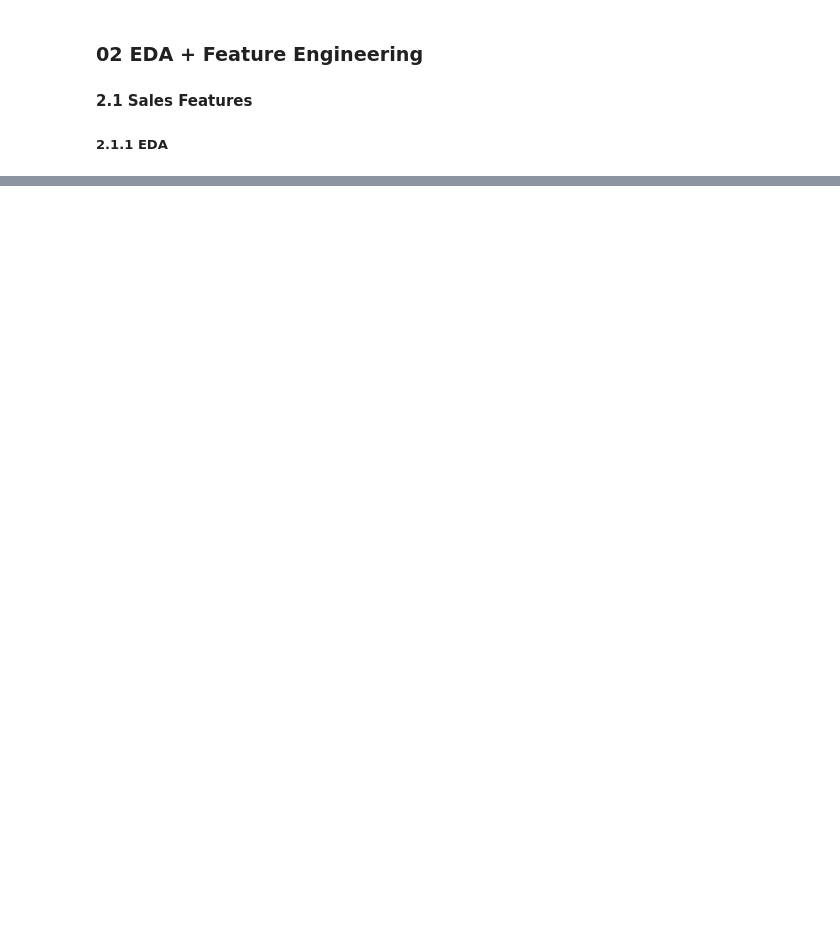
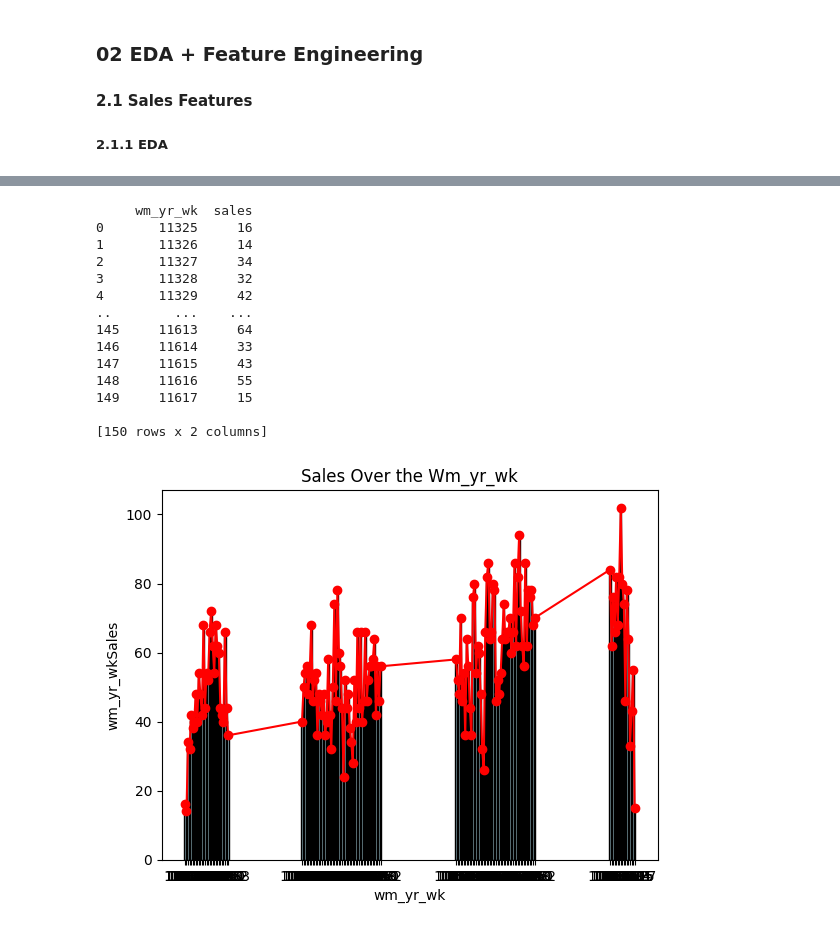
Before and after one commit to ionahu08/M5Forecasting_Accuracy, a Jupyter notebook: code/project_M5.ipynb, the cells around one changed output, grey strips where cells are left out. Cells and saved outputs as stored; diff of their text form; code cells hidden in the pictures; blank space fills up the shorter version.

```diff
--- a/code/project_M5.ipynb
+++ b/code/project_M5.ipynb
@@ -132,0 +423,18 @@ sales_train['year'].unique()
+# %%
+plot_sales_bytime(period='wm_yr_wk')
+# %% [output]
+     wm_yr_wk  sales
+0       11325     16
+1       11326     14
+2       11327     34
+3       11328     32
+4       11329     42
+..        ...    ...
+145     11613     64
+146     11614     33
+147     11615     43
+148     11616     55
+149     11617     15
+
+[150 rows x 2 columns]
+[figure, added]
```
Also changed, not shown: parts of 18 cells of this notebook.
